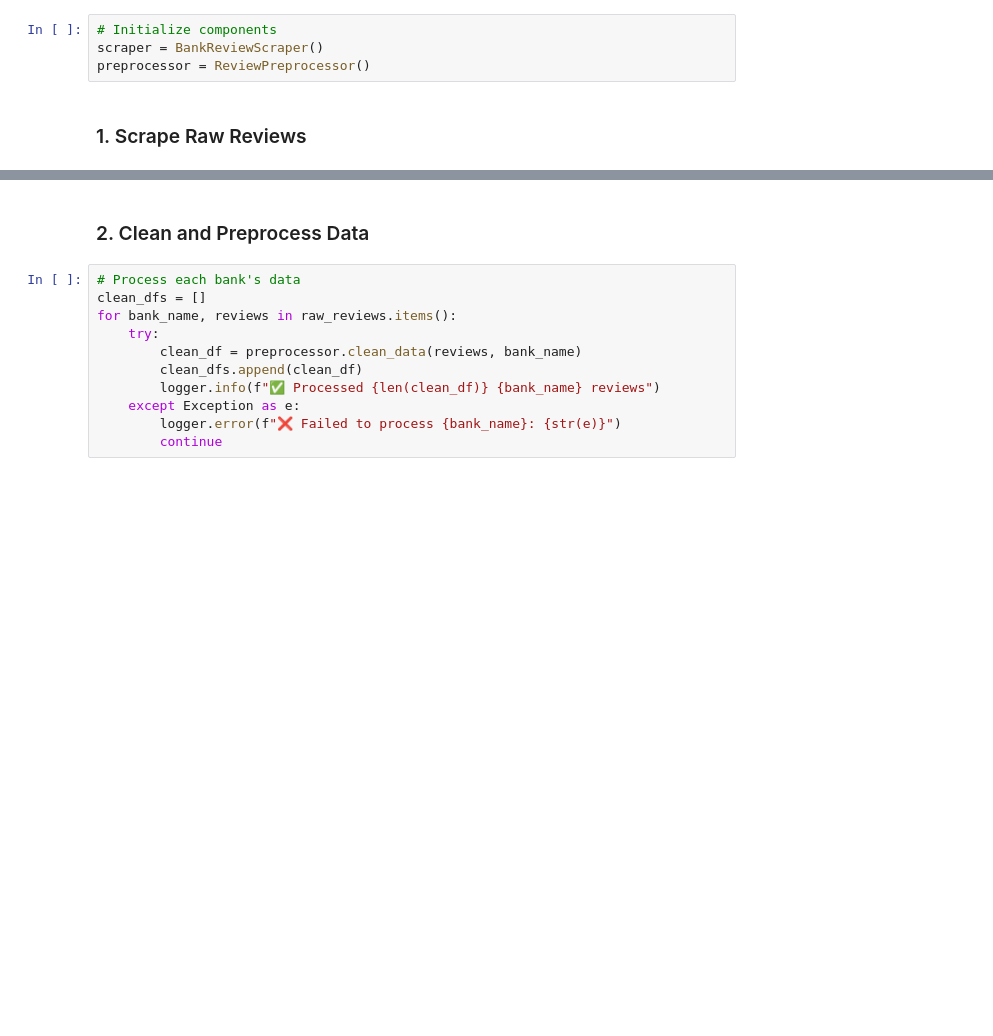
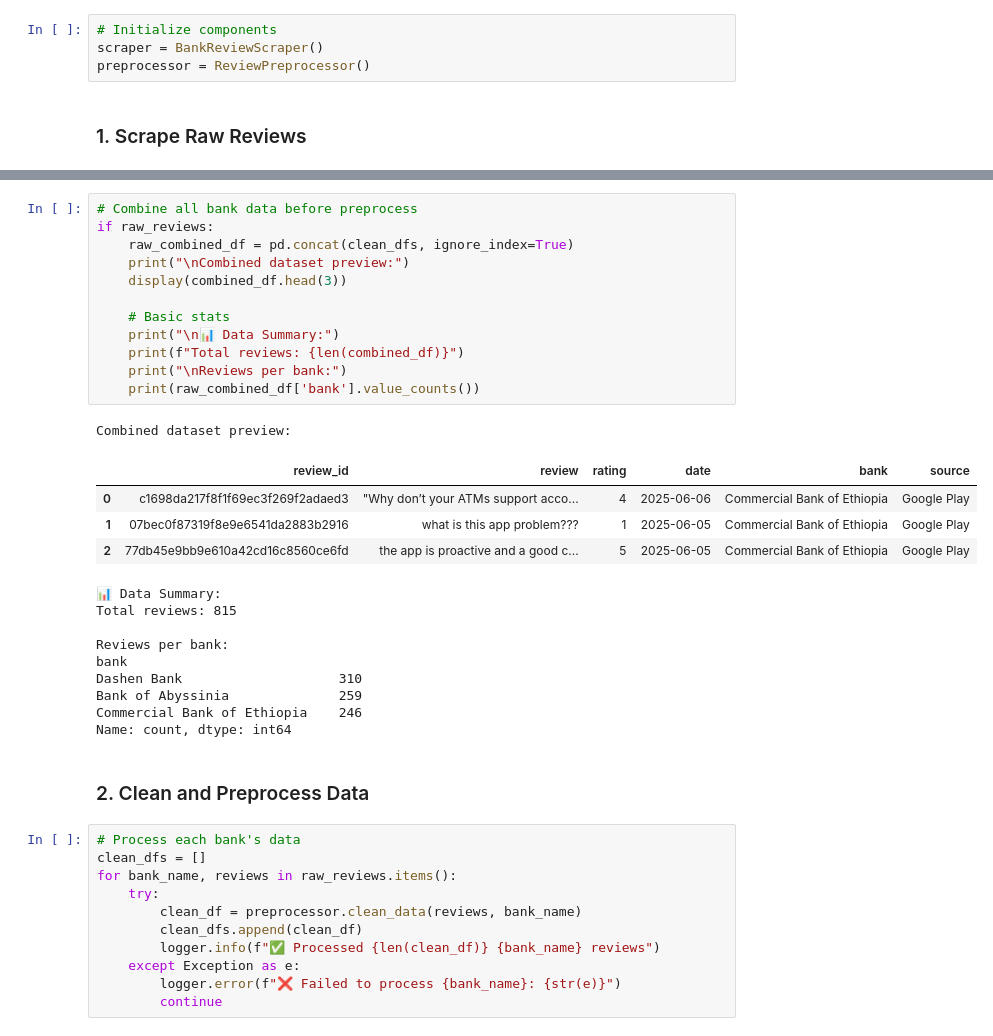
Before and after one commit to Amdemichael/bank-app-reviews-analysis, a Jupyter notebook: notebooks/data_collection.ipynb, the cells around one changed output, grey strips where cells are left out. Cells and saved outputs as stored; diff of their text form; blank space fills up the shorter version.

```diff
--- a/notebooks/data_collection.ipynb
+++ b/notebooks/data_collection.ipynb
@@ -64,3 +94,30 @@ Sample review structure from Commercial Bank of Ethiopia:
+# %%
+# Combine all bank data before preprocess
+if raw_reviews:
+    raw_combined_df = pd.concat(clean_dfs, ignore_index=True)
+    print("\nCombined dataset preview:")
+    display(combined_df.head(3))
+
+    # Basic stats
+    print("\n📊 Data Summary:")
+    print(f"Total reviews: {len(combined_df)}")
+    print("\nReviews per bank:")
+    print(raw_combined_df['bank'].value_counts())
+# %% [output]
+Combined dataset preview:
+|  | review_id | review | rating | date | bank | source |
+| 0 | c1698da217f8f1f69ec3f269f2adaed3 | "Why don’t your ATMs support acco... | 4 | 2025-06-06 | Commercial Bank of Ethiopia | Google Play |
+| 1 | 07bec0f87319f8e9e6541da2883b2916 | what is this app problem??? | 1 | 2025-06-05 | Commercial Bank of Ethiopia | Google Play |
+| 2 | 77db45e9bb9e610a42cd16c8560ce6fd | the app is proactive and a good c... | 5 | 2025-06-05 | Commercial Bank of Ethiopia | Google Play |
+📊 Data Summary:
+Total reviews: 815
+
+Reviews per bank:
+bank
+Dashen Bank                    310
+Bank of Abyssinia              259
+Commercial Bank of Ethiopia    246
+Name: count, dtype: int64
 # %% [markdown]
 ### 2. Clean and Preprocess Data
 # %%
```
Also changed, not shown: parts of 9 cells of this notebook, 11 other files.
